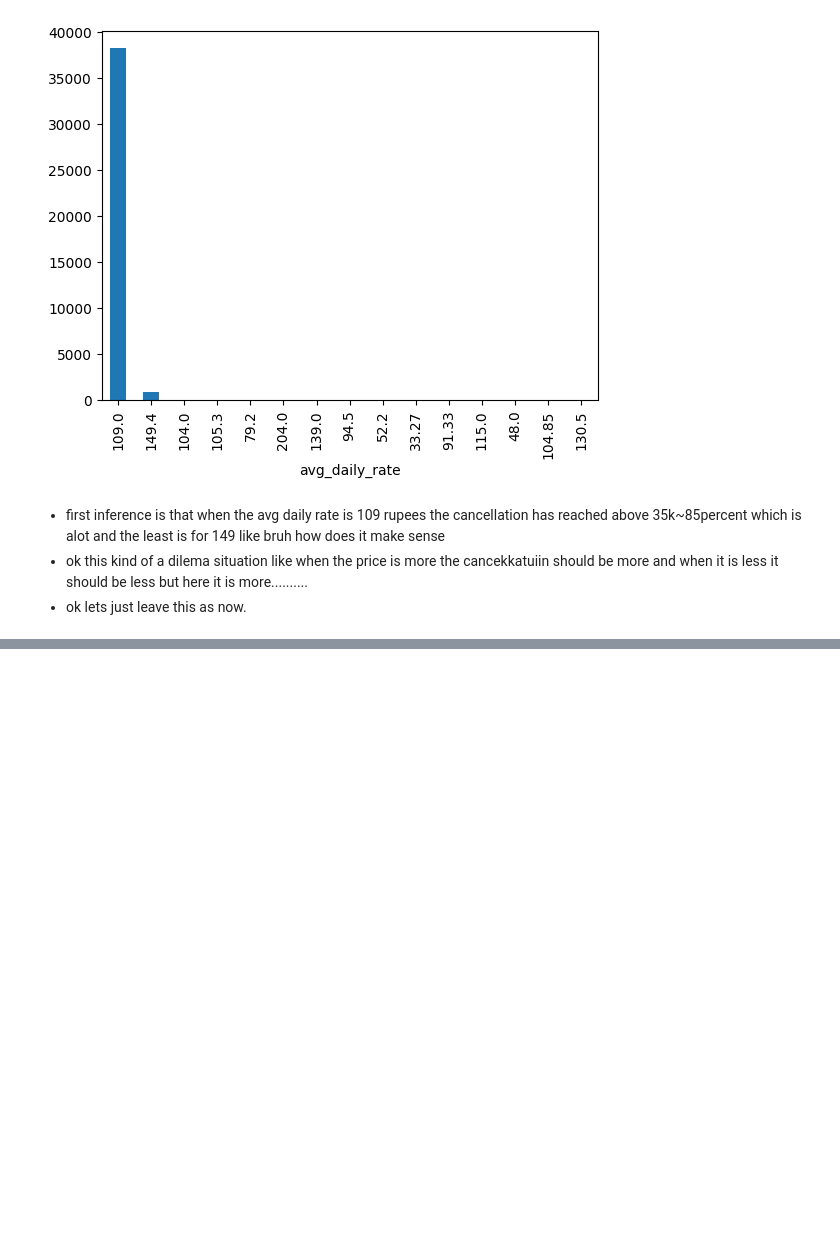
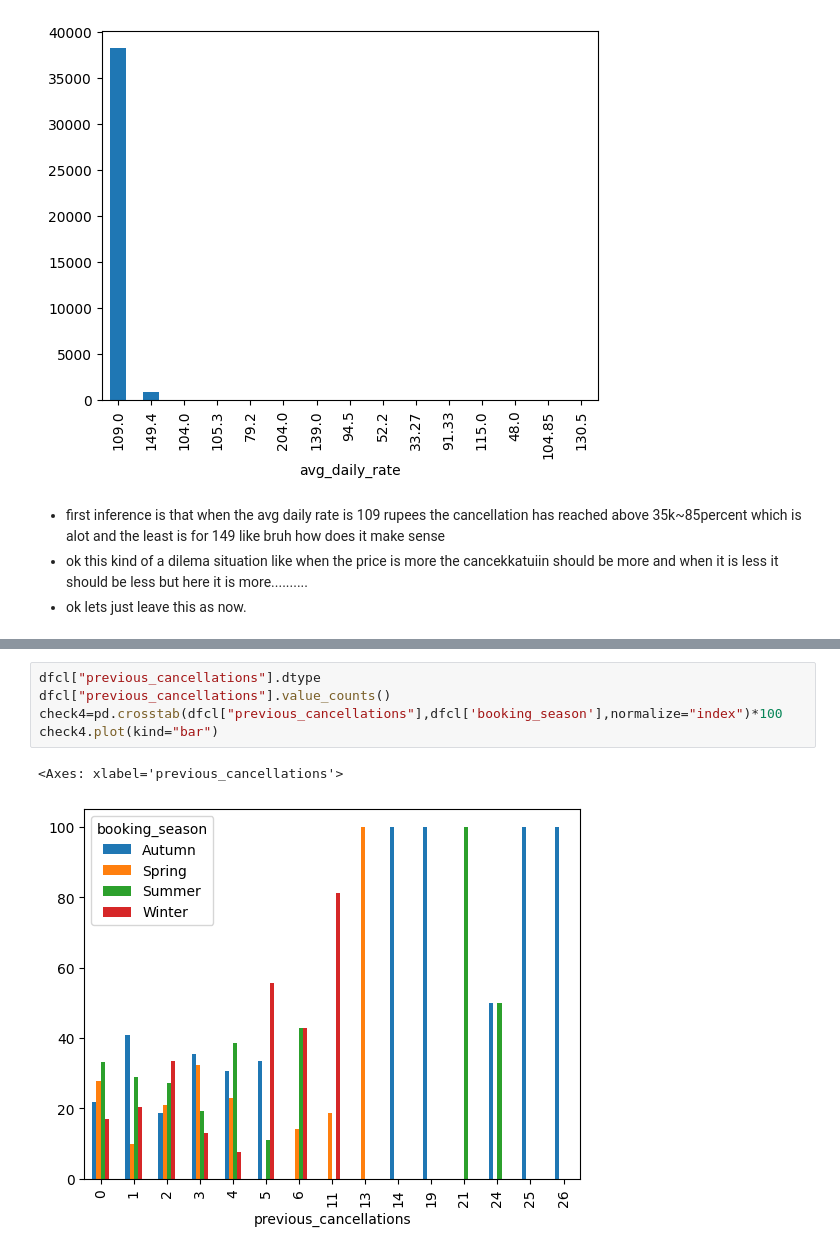
Before and after one commit to mokshithr530/bigdatacheck, a Jupyter notebook: dataset/machintest.ipynb, the cells around one changed output, grey strips where cells are left out. Cells and saved outputs as stored; diff of their text form; blank space fills up the shorter version.

```diff
--- a/dataset/machintest.ipynb
+++ b/dataset/machintest.ipynb
@@ -789,0 +807,8 @@ check1.plot(kind='bar')
+# %%
+dfcl["previous_cancellations"].dtype
+dfcl["previous_cancellations"].value_counts()
+check4=pd.crosstab(dfcl["previous_cancellations"],dfcl['booking_season'],normalize="index")*100
+check4.plot(kind="bar")
+# %% [output]
+<Axes: xlabel='previous_cancellations'>
+[figure, added]
```
Also changed, not shown: parts of 3 cells of this notebook.
